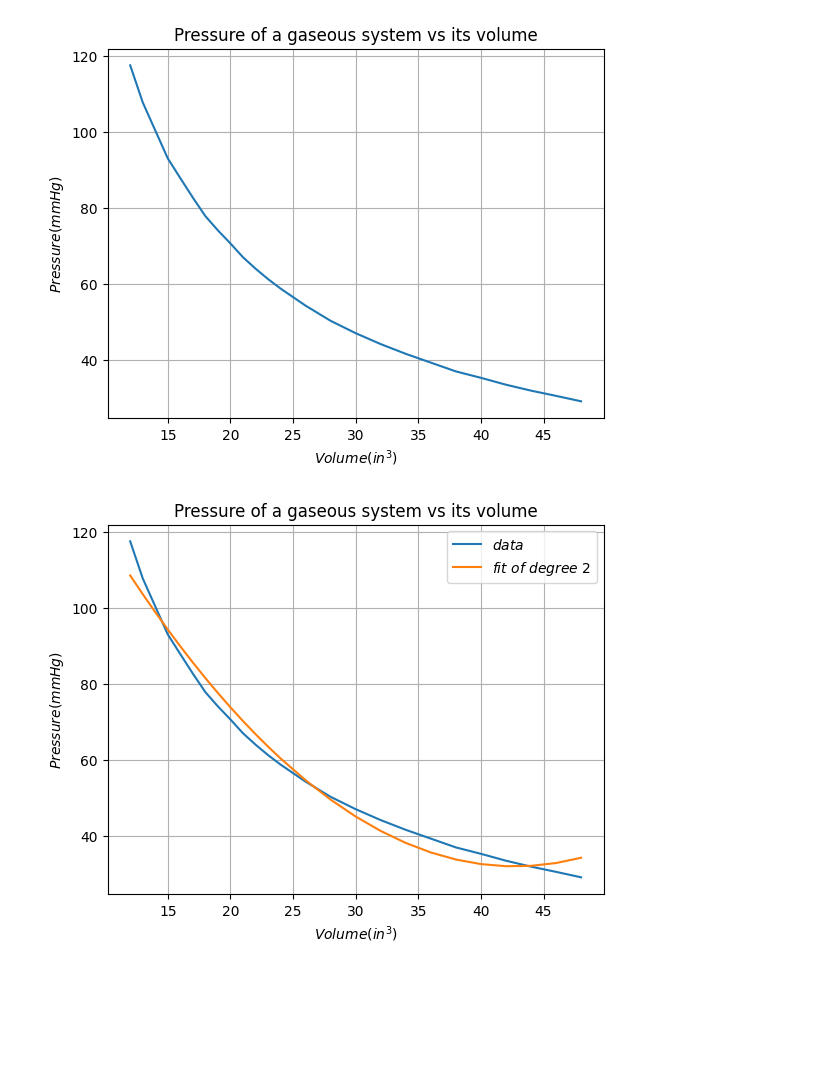
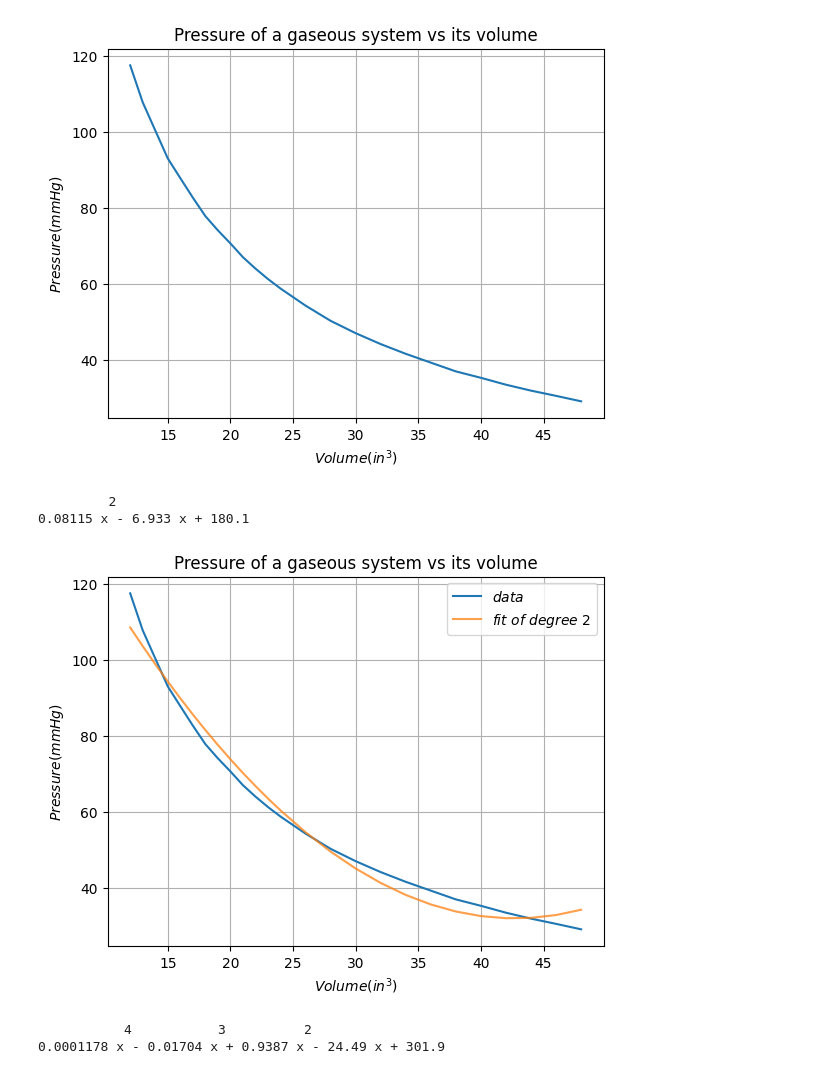
Before and after one commit to JMsuya/comp-prob-solv, a Jupyter notebook: homework-1-1.ipynb, the cells around one changed output. Saved outputs shown, nothing was run; the diff lists cells and outputs as text; code cells hidden in the pictures; blank space fills up the shorter version.

```diff
--- a/homework-1-1.ipynb
+++ b/homework-1-1.ipynb
@@ -48,17 +50,29 @@ plt.show()
 # %% [output]
 [figure]
 # %%
-fit_2=np.polyfit(data.Volume,data.Pressure,2)
-def f(x):
-    return fit_2[0]*x**2 + fit_2[1]*x + fit_2[2]
+fit_2 = np.polyfit(data.Volume,data.Pressure,2)
+fx = np.poly1d(fit_2)
+print(fx)
+# Creation of quadratic fit function
+# %% [output]
+         2
+0.08115 x - 6.933 x + 180.1
 # %%
 plt.plot(data.Volume,data.Pressure, label="$data$")
-plt.plot(data.Volume,f(data.Volume), label=r"$fit\ of\ degree\ 2$")
+plt.plot(data.Volume,fx(data.Volume), label=r"$fit\ of\ degree\ 2$", alpha=.75)
 plt.xlabel("$Volume (in^3)$")
 plt.ylabel("$Pressure (mmHg)$")
 plt.title("Pressure of a gaseous system vs its volume")
 plt.legend()
 plt.grid(True)
 plt.show()
 # %% [output]
-[figure, old version]
+[figure, new version]
+# %%
+fit_4 = np.polyfit(data.Volume,data.Pressure,4)
+fx = np.poly1d(fit_4)
+print(fx)
+# Creation of 4th degree fit function
+# %% [output]
+           4           3          2
+0.0001178 x - 0.01704 x + 0.9387 x - 24.49 x + 301.9
```
Also changed, not shown: parts of 10 cells of this notebook.
